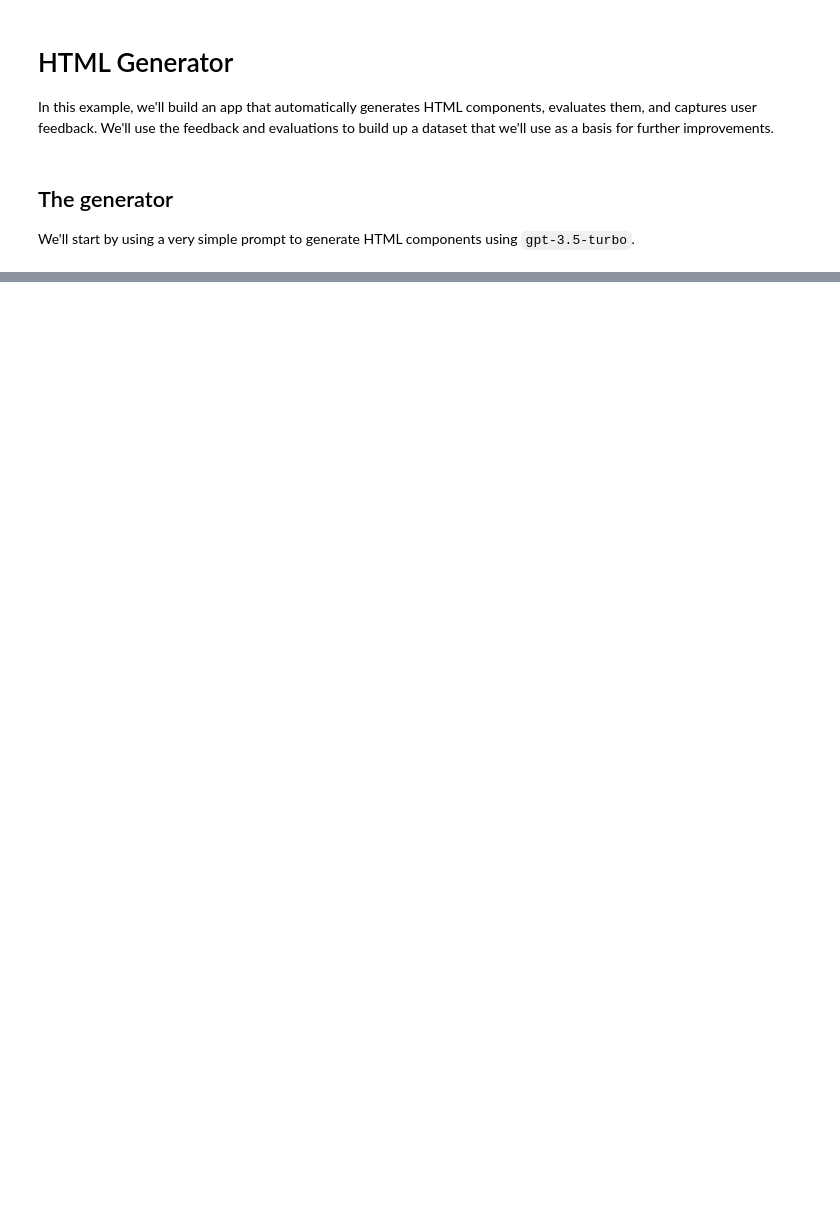
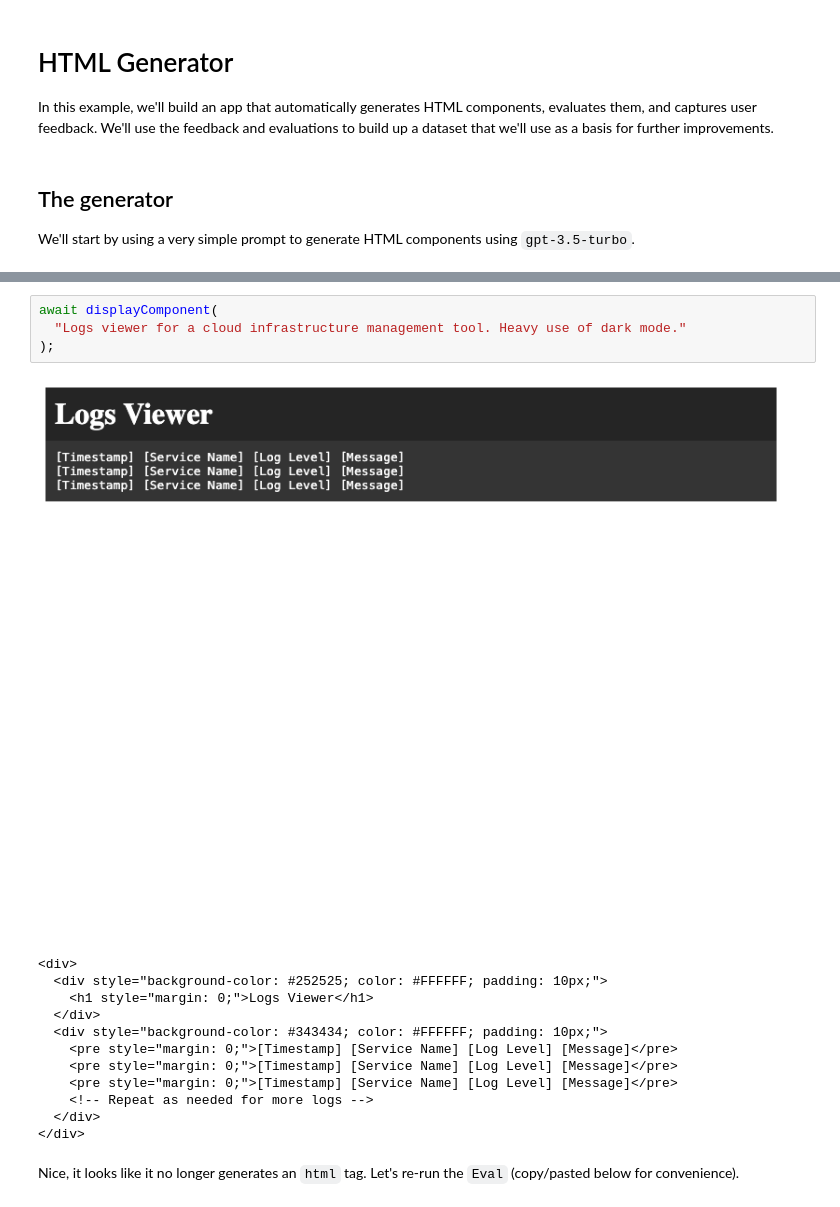
Before and after one commit to braintrustdata/braintrust-cookbook, a Jupyter notebook: examples/HTMLGenerator/HTMLGenerator.ipynb, the cells around one changed output, grey strips where cells are left out. Drawn from its saved outputs; the diff is of its cells as text; blank space fills up the shorter version.

```diff
--- a/examples/HTMLGenerator/HTMLGenerator.ipynb
+++ b/examples/HTMLGenerator/HTMLGenerator.ipynb
@@ -211,0 +385,19 @@ getContrastRatio(getLuminance('rgb(51, 51, 51)'), getLuminance('rgba(0, 0, 0, 0)
+# %%
+await displayComponent(
+  "Logs viewer for a cloud infrastructure management tool. Heavy use of dark mode."
+);
+# %% [output]
+[figure, added]
+<div>
+  <div style="background-color: #252525; color: #FFFFFF; padding: 10px;">
+    <h1 style="margin: 0;">Logs Viewer</h1>
+  </div>
+  <div style="background-color: #343434; color: #FFFFFF; padding: 10px;">
+    <pre style="margin: 0;">[Timestamp] [Service Name] [Log Level] [Message]</pre>
+    <pre style="margin: 0;">[Timestamp] [Service Name] [Log Level] [Message]</pre>
+    <pre style="margin: 0;">[Timestamp] [Service Name] [Log Level] [Message]</pre>
+    <!-- Repeat as needed for more logs -->
+  </div>
+</div>
+# %% [markdown]
+Nice, it looks like it no longer generates an `html` tag. Let's re-run the `Eval` (copy/pasted below for convenience).
```
Also changed, not shown: parts of 44 cells of this notebook, 13 other files.
